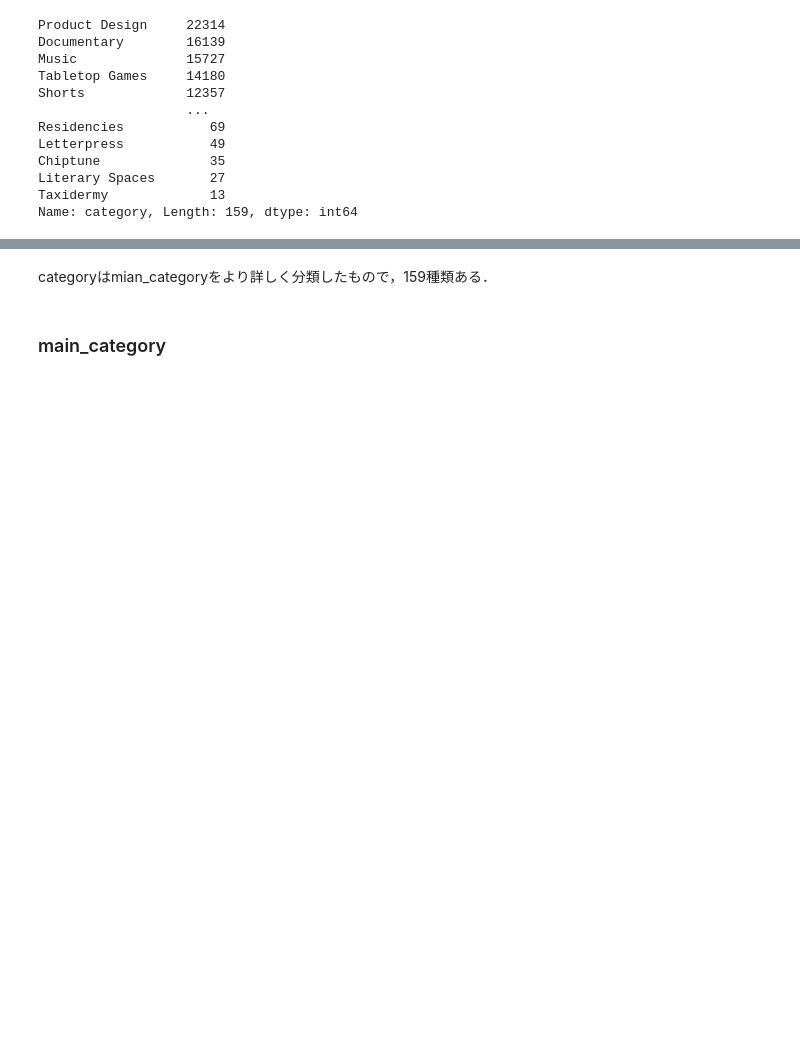
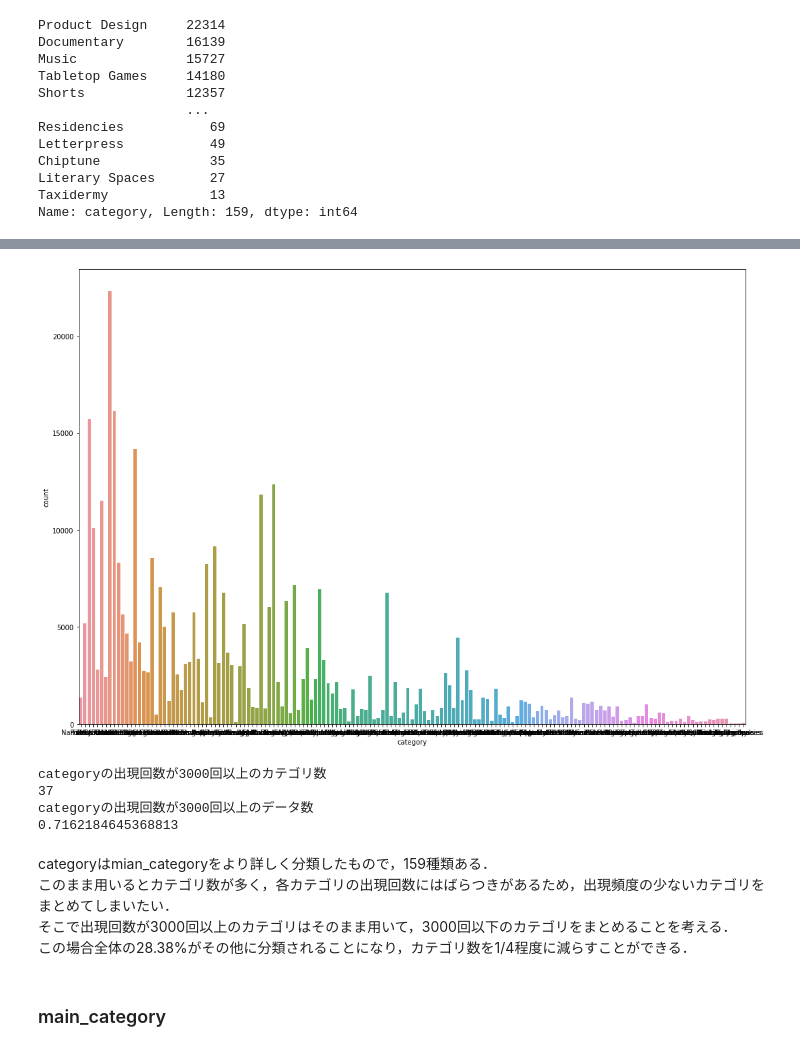
Before and after one commit to TSk-s/Intern, a Jupyter notebook: kickstarter_classification_1.ipynb, the cells around one changed output, grey strips where cells are left out. Cells and saved outputs as stored; diff of their text form; code cells hidden in the pictures; blank space fills up the shorter version.

```diff
--- a/kickstarter_classification_1.ipynb
+++ b/kickstarter_classification_1.ipynb
@@ -178,5 +179,27 @@ print(set(data['category']))
-# %% [markdown]
-categoryはmian_categoryをより詳しく分類したもので，159種類ある．
+# %%
+plt.figure(figsize=(15,10))
+sns.countplot(x='category', data=data)
+plt.tight_layout()
+# %% [output]
+[figure, added]
+# %%
+data_category = data['category'].value_counts()
+data_category = pd.DataFrame(data_category)
+
+print('categoryの出現回数が3000回以上のカテゴリ数')
+print(sum(data_category['category'] >= 3000))
+print('categoryの出現回数が3000回以上のデータ数')
+print(data_category[data_category['category'] >= 3000].sum()[0] / data.shape[0])
+# %% [output]
+categoryの出現回数が3000回以上のカテゴリ数
+37
+categoryの出現回数が3000回以上のデータ数
+0.7162184645368813
+# %% [markdown]
+categoryはmian_categoryをより詳しく分類したもので，159種類ある．<br>
+このまま用いるとカテゴリ数が多く，各カテゴリの出現回数にはばらつきがあるため，出現頻度の少ないカテゴリをまとめてしまいたい．<br>
+そこで出現回数が3000回以上のカテゴリはそのまま用いて，3000回以下のカテゴリをまとめることを考える．<br>
+この場合全体の28.38%がその他に分類されることになり，カテゴリ数を1/4程度に減らすことができる．
 # %% [markdown]
 ### main_category
 # %%
```
Also changed, not shown: parts of 18 cells of this notebook.
